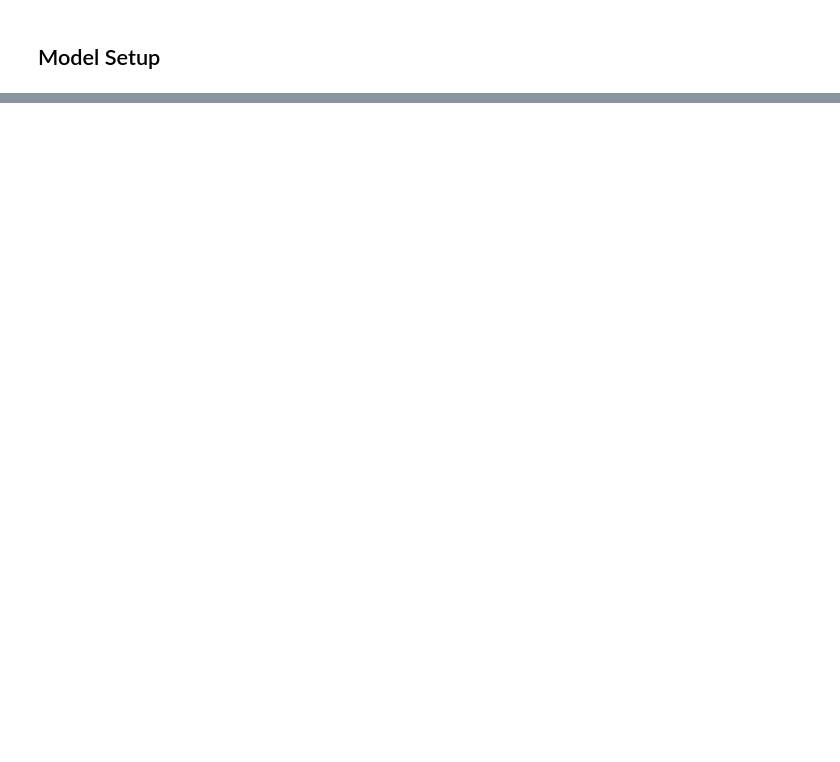
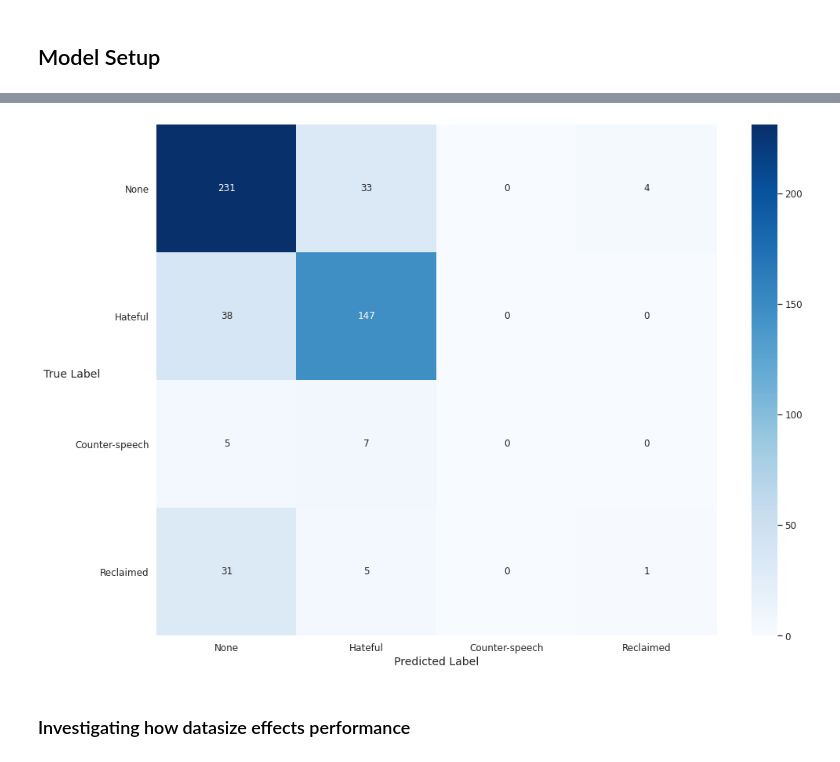
Before and after one commit to botelhoa/Dog_Whistle_Hate, a Jupyter notebook: LSTM.ipynb, the cells around one changed output, grey strips where cells are left out. Saved outputs shown, nothing was run; the diff lists cells and outputs as text; code cells hidden in the pictures; blank space fills up the shorter version.

```diff
--- a/LSTM.ipynb
+++ b/LSTM.ipynb
@@ -329,0 +648,12 @@ confusion_matrix_plotter(BEST_RESULTS, SAVE_NAME, X_TICK_LABELS, Y_TICK_LABELS,
+# %%
+X_TICK_LABELS = ["None", "Hateful", "Counter-speech", "Reclaimed"]
+Y_TICK_LABELS = ["None", "Hateful", "Counter-speech", "Reclaimed"]
+COLOR = "Blues"
+SAVE_NAME = "/content/drive/My Drive/Dog_Whistle_Code/Fine_Tuned_Models/Text/LSTM/LSTM_cm_dogwhistle.png"
+CM = np.load("/content/drive/My Drive/Dog_Whistle_Code/Fine_Tuned_Models/Text/LSTM/LSTM_dogwhistle_test_results.npy", allow_pickle=True)
+
+confusion_matrix_plotter(CM, SAVE_NAME, X_TICK_LABELS, Y_TICK_LABELS, COLOR)
+# %% [output]
+[figure, added]
+# %% [markdown]
+### Investigating how datasize effects performance
```
Also changed, not shown: parts of 15 cells of this notebook.
